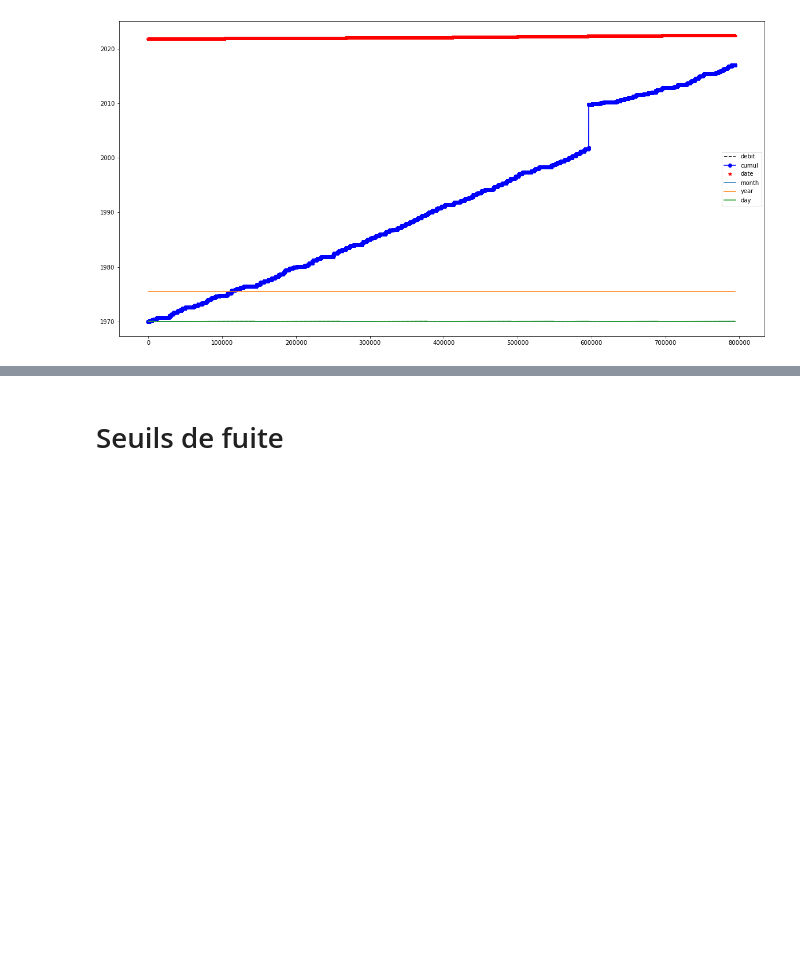
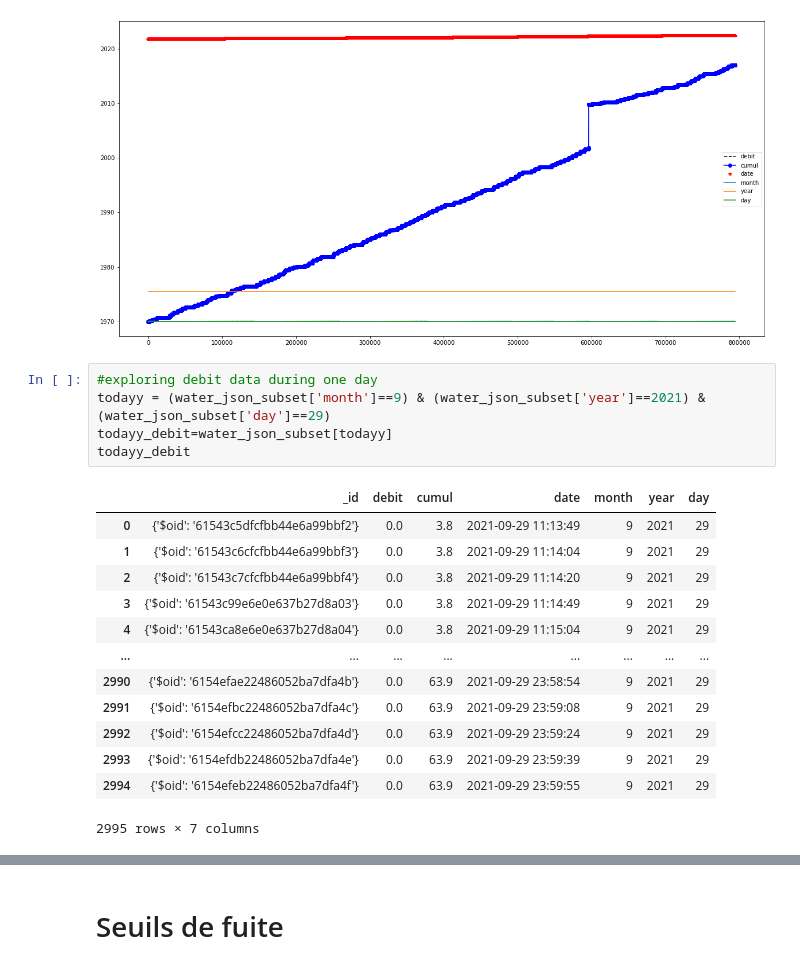
Before and after one commit to Cyrine-afk/Water-Consumption, a Jupyter notebook: Water DB.ipynb, the cells around one changed output, grey strips where cells are left out. Saved outputs shown, nothing was run; the diff lists cells and outputs as text; blank space fills up the shorter version.

```diff
--- a/Water DB.ipynb
+++ b/Water DB.ipynb
@@ -557,3 +557,22 @@ water_json_subset.plot(style=['k--', 'bo-', 'r*'],figsize=(20, 10))
 # %% [output]
 <AxesSubplot:>
 [figure]
+# %%
+#exploring debit data during one day
+todayy = (water_json_subset['month']==9) & (water_json_subset['year']==2021) & (water_json_subset['day']==29)
+todayy_debit=water_json_subset[todayy]
+todayy_debit
+# %% [output]
+|  | _id | debit | cumul | date | month | year | day |
+| 0 | {'$oid': '61543c5dfcfbb44e6a99bbf2'} | 0.0 | 3.8 | 2021-09-29 11:13:49 | 9 | 2021 | 29 |
+| 1 | {'$oid': '61543c6cfcfbb44e6a99bbf3'} | 0.0 | 3.8 | 2021-09-29 11:14:04 | 9 | 2021 | 29 |
+| 2 | {'$oid': '61543c7cfcfbb44e6a99bbf4'} | 0.0 | 3.8 | 2021-09-29 11:14:20 | 9 | 2021 | 29 |
+| 3 | {'$oid': '61543c99e6e0e637b27d8a03'} | 0.0 | 3.8 | 2021-09-29 11:14:49 | 9 | 2021 | 29 |
+| 4 | {'$oid': '61543ca8e6e0e637b27d8a04'} | 0.0 | 3.8 | 2021-09-29 11:15:04 | 9 | 2021 | 29 |
+| ... | ... | ... | ... | ... | ... | ... | ... |
+| 2990 | {'$oid': '6154efae22486052ba7dfa4b'} | 0.0 | 63.9 | 2021-09-29 23:58:54 | 9 | 2021 | 29 |
+| 2991 | {'$oid': '6154efbc22486052ba7dfa4c'} | 0.0 | 63.9 | 2021-09-29 23:59:08 | 9 | 2021 | 29 |
+| 2992 | {'$oid': '6154efcc22486052ba7dfa4d'} | 0.0 | 63.9 | 2021-09-29 23:59:24 | 9 | 2021 | 29 |
+| 2993 | {'$oid': '6154efdb22486052ba7dfa4e'} | 0.0 | 63.9 | 2021-09-29 23:59:39 | 9 | 2021 | 29 |
+| 2994 | {'$oid': '6154efeb22486052ba7dfa4f'} | 0.0 | 63.9 | 2021-09-29 23:59:55 | 9 | 2021 | 29 |
+2995 rows × 7 columns
```
Also changed, not shown: parts of 2 cells of this notebook.
